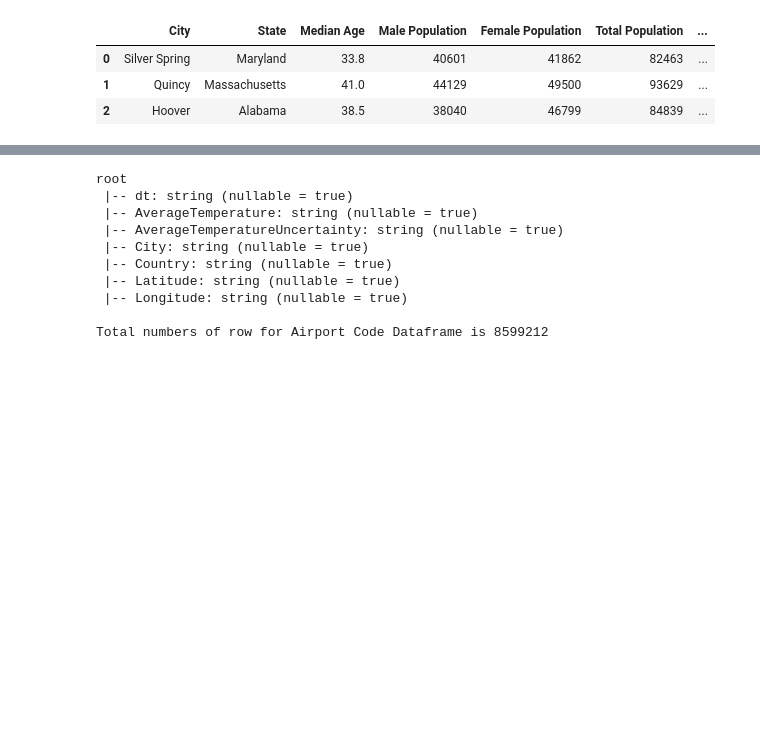
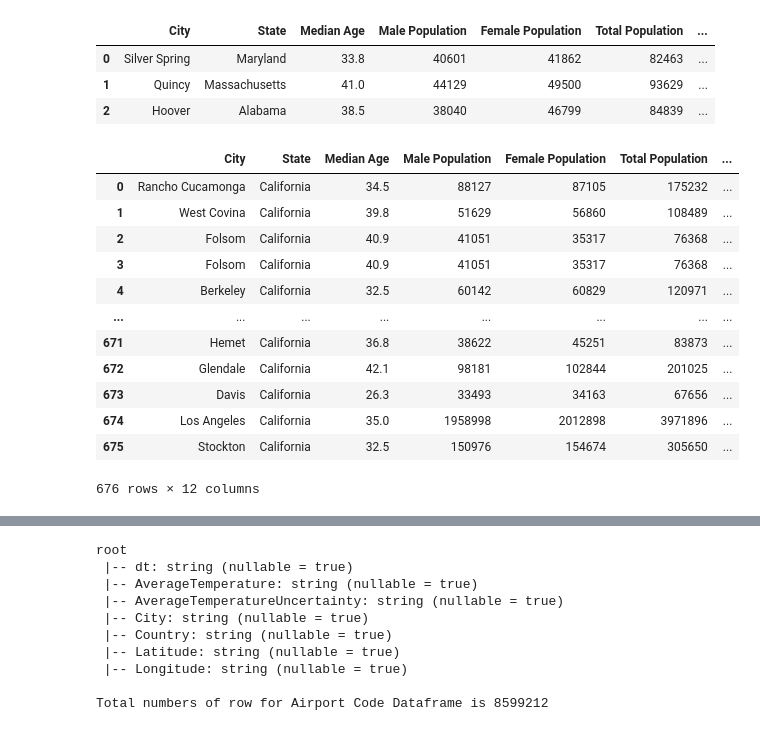
Before and after one commit to hongyyu/California-Immigration-Analysis, a Jupyter notebook: AnalysisBeforeETL.ipynb, the cells around one changed output, grey strips where cells are left out. Drawn from its saved outputs; the diff is of its cells as text; code cells hidden in the pictures; blank space fills up the shorter version.

```diff
--- a/AnalysisBeforeETL.ipynb
+++ b/AnalysisBeforeETL.ipynb
@@ -137,3 +187,19 @@ demography_df.limit(3).toPandas()
 | 0 | Silver Spring | Maryland | 33.8 | 40601 | 41862 | 82463 | ... |
 | 1 | Quincy | Massachusetts | 41.0 | 44129 | 49500 | 93629 | ... |
 | 2 | Hoover | Alabama | 38.5 | 38040 | 46799 | 84839 | ... |
+# %%
+demography_df.where(col('State Code') == 'CA').toPandas()
+# %% [output]
+|  | City | State | Median Age | Male Population | Female Population | Total Population | ... |
+| 0 | Rancho Cucamonga | California | 34.5 | 88127 | 87105 | 175232 | ... |
+| 1 | West Covina | California | 39.8 | 51629 | 56860 | 108489 | ... |
+| 2 | Folsom | California | 40.9 | 41051 | 35317 | 76368 | ... |
+| 3 | Folsom | California | 40.9 | 41051 | 35317 | 76368 | ... |
+| 4 | Berkeley | California | 32.5 | 60142 | 60829 | 120971 | ... |
+| ... | ... | ... | ... | ... | ... | ... | ... |
+| 671 | Hemet | California | 36.8 | 38622 | 45251 | 83873 | ... |
+| 672 | Glendale | California | 42.1 | 98181 | 102844 | 201025 | ... |
+| 673 | Davis | California | 26.3 | 33493 | 34163 | 67656 | ... |
+| 674 | Los Angeles | California | 35.0 | 1958998 | 2012898 | 3971896 | ... |
+| 675 | Stockton | California | 32.5 | 150976 | 154674 | 305650 | ... |
+676 rows × 12 columns
```
Also changed, not shown: parts of 10 cells of this notebook, 18 other files.
